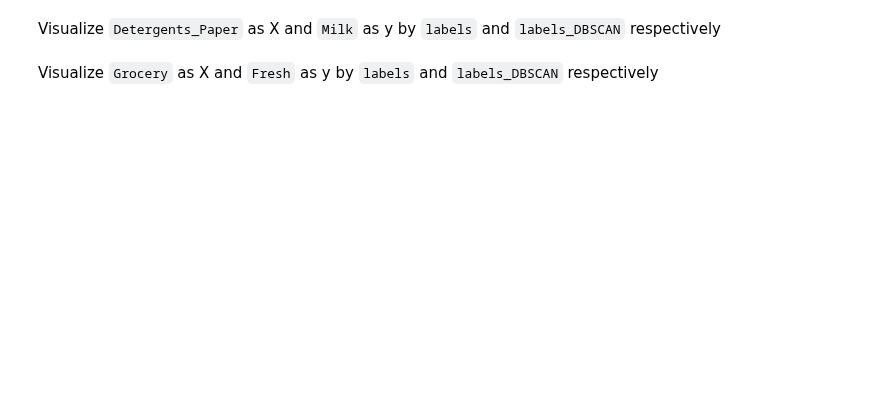
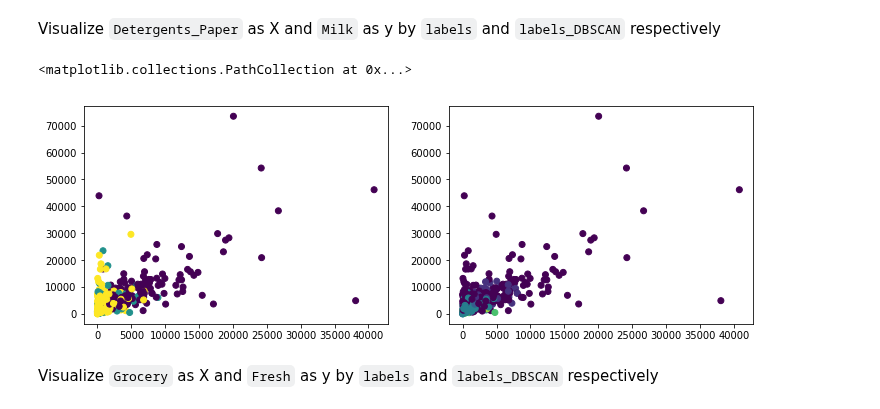
Before and after one commit to ironhack-datalabs/datamad1019, a Jupyter notebook: module-3/lab-unsupervised-learning/your-code/main.ipynb, the cells around one changed output. Saved outputs shown, nothing was run; the diff lists cells and outputs as text; code cells hidden in the pictures; blank space fills up the shorter version.

```diff
--- a/module-3/lab-unsupervised-learning/your-code/main.ipynb
+++ b/module-3/lab-unsupervised-learning/your-code/main.ipynb
@@ -128,0 +171,2 @@ If your conclusion from the previous challenge is the data need cleaning/transfo
+# %%
+customers_cl =pd.get_dummies(customers_cl, columns =['Channel', 'Region'])
@@ -138,7 +200,8 @@ Diverse value ranges in different features could cause issues in our clustering.
 *After scaling your data, assign the transformed data to a new variable `customers_scale`.*
 # %%
 # Your import here:
-
 from sklearn.preprocessing import StandardScaler
 
 # Your code here:
+scaler=StandardScaler()
+customers_scale = pd.DataFrame(scaler.fit_transform(customers_cl), columns =customers_cl.columns)
@@ -151,3 +221,8 @@ Now let's cluster the data with K-Means first. Initiate the K-Means model, then
+# %%
+# Your code here:
+# I'm not sure about doing 2 or 4 clusters, or even more, but I finally decided go for 3
+kmeans = KMeans(n_clusters=3).fit(customers_scale)
+customers['labels']= kmeans.labels_
 # %% [markdown]
 Count the values in `labels`.
 # %%
@@ -161,3 +240,7 @@ Now let's cluster the data using DBSCAN. Use `DBSCAN(eps=0.5)` to initiate the m
+# %%
+# Your code here
+clustering = DBSCAN(eps=0.5).fit(customers_scale)
+customers['labels_DBSCAN']= clustering.labels_
 # %% [markdown]
 Count the values in `labels_DBSCAN`.
 # %%
@@ -179,2 +280,12 @@ Visualize `Detergents_Paper` as X and `Milk` as y by `labels` and `labels_DBSCAN
+# %%
+# Your code here:
+plt.figure(figsize=(12,4))
+plt.subplot(1,2,1)
+plt.scatter(customers['Detergents_Paper'], customers['Milk'], c=customers['labels'])
+plt.subplot(1,2,2)
+plt.scatter(customers['Detergents_Paper'], customers['Milk'], c=customers['labels_DBSCAN'])
+# %% [output]
+<matplotlib.collections.PathCollection at 0x...>
+[figure, added]
 # %% [markdown]
 Visualize `Grocery` as X and `Fresh` as y by `labels` and `labels_DBSCAN` respectively
```
Also changed, not shown: parts of 41 cells of this notebook.
